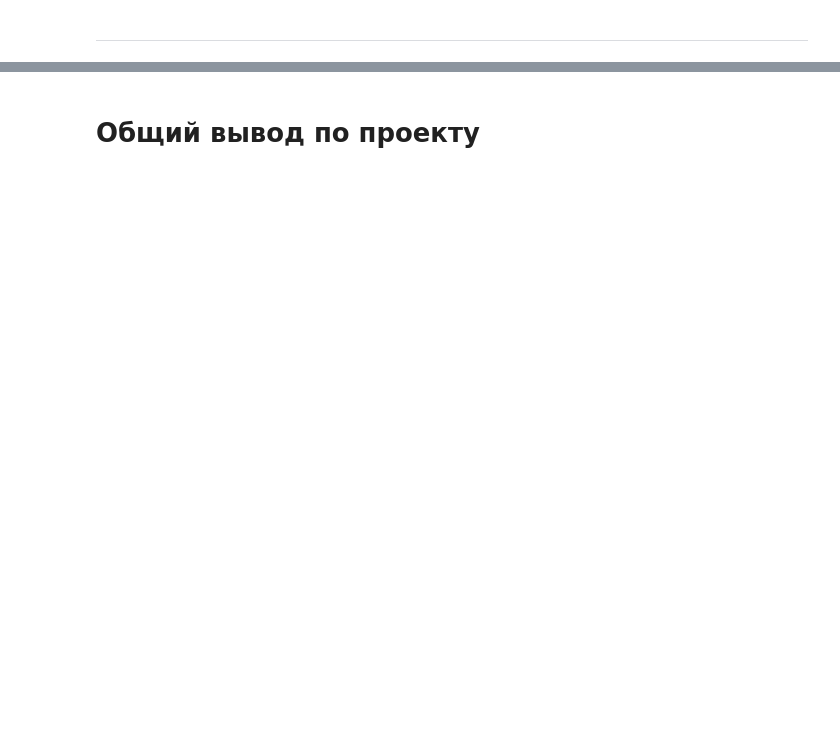
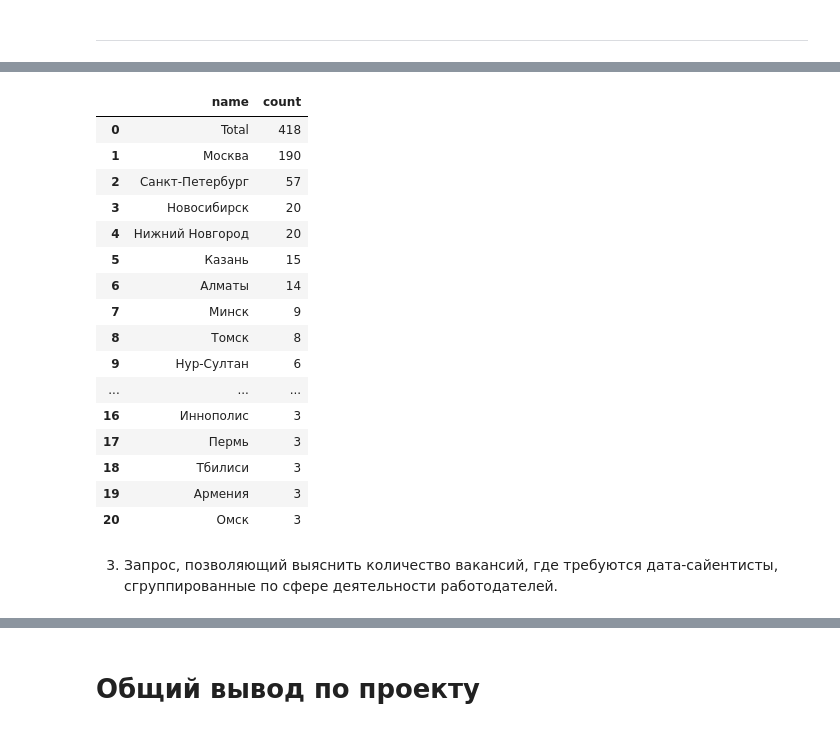
Before and after one commit to V3ence/DS_education, a Jupyter notebook: project_2/Project_2_Ноутбук_шаблон.ipynb, the cells around one changed output, grey strips where cells are left out. Saved outputs shown, nothing was run; the diff lists cells and outputs as text; code cells hidden in the pictures; blank space fills up the shorter version.

```diff
--- a/project_2/Project_2_Ноутбук_шаблон.ipynb
+++ b/project_2/Project_2_Ноутбук_шаблон.ipynb
@@ -575,0 +830,63 @@ print(df6_6)
+# %%
+query_7_2 = f'''
+SELECT a.name,
+    COUNT(*)
+FROM vacancies v
+    JOIN areas a ON v.area_id = a.id
+WHERE
+    (v.name ILIKE '%data scientist%'
+    OR v.name ILIKE '%data science%'
+    OR v.name ILIKE '%исследователь данных%'
+    OR (v.name LIKE '%ML%' AND v.name NOT ILIKE '%HTML%')
+    OR v.name ILIKE '%machine learning%'
+    OR v.name ILIKE '%машинн%обучен%'
+    )
+    AND
+    (salary_from IS NULL
+    AND salary_to IS NULL)
+GROUP BY 1
+
+UNION ALL
+
+SELECT 'Total',
+    COUNT(*)
+FROM vacancies v
+    JOIN areas a ON v.area_id = a.id
+WHERE
+    (v.name ILIKE '%data scientist%'
+    OR v.name ILIKE '%data science%'
+    OR v.name ILIKE '%исследователь данных%'
+    OR (v.name LIKE '%ML%' AND v.name NOT ILIKE '%HTML%')
+    OR v.name ILIKE '%machine learning%'
+    OR v.name ILIKE '%машинн%обучен%'
+    )
+    AND
+    (salary_from IS NULL
+    AND salary_to IS NULL)
+
+ORDER BY 2 DESC
+LIMIT 21
+'''
+# %%
+df7_2 = pd.read_sql_query(query_7_2, connection)
+display(df7_2)
+# %% [output]
+|  | name | count |
+| 0 | Total | 418 |
+| 1 | Москва | 190 |
+| 2 | Санкт-Петербург | 57 |
+| 3 | Новосибирск | 20 |
+| 4 | Нижний Новгород | 20 |
+| 5 | Казань | 15 |
+| 6 | Алматы | 14 |
+| 7 | Минск | 9 |
+| 8 | Томск | 8 |
+| 9 | Нур-Султан | 6 |
+| ... | ... | ... |
+| 16 | Иннополис | 3 |
+| 17 | Пермь | 3 |
+| 18 | Тбилиси | 3 |
+| 19 | Армения | 3 |
+| 20 | Омск | 3 |
+# %% [markdown]
+3. Запрос, позволяющий выяснить количество вакансий, где требуются дата-сайентисты, сгруппированные по сфере деятельности работодателей.
```
Also changed, not shown: parts of 67 cells of this notebook.
